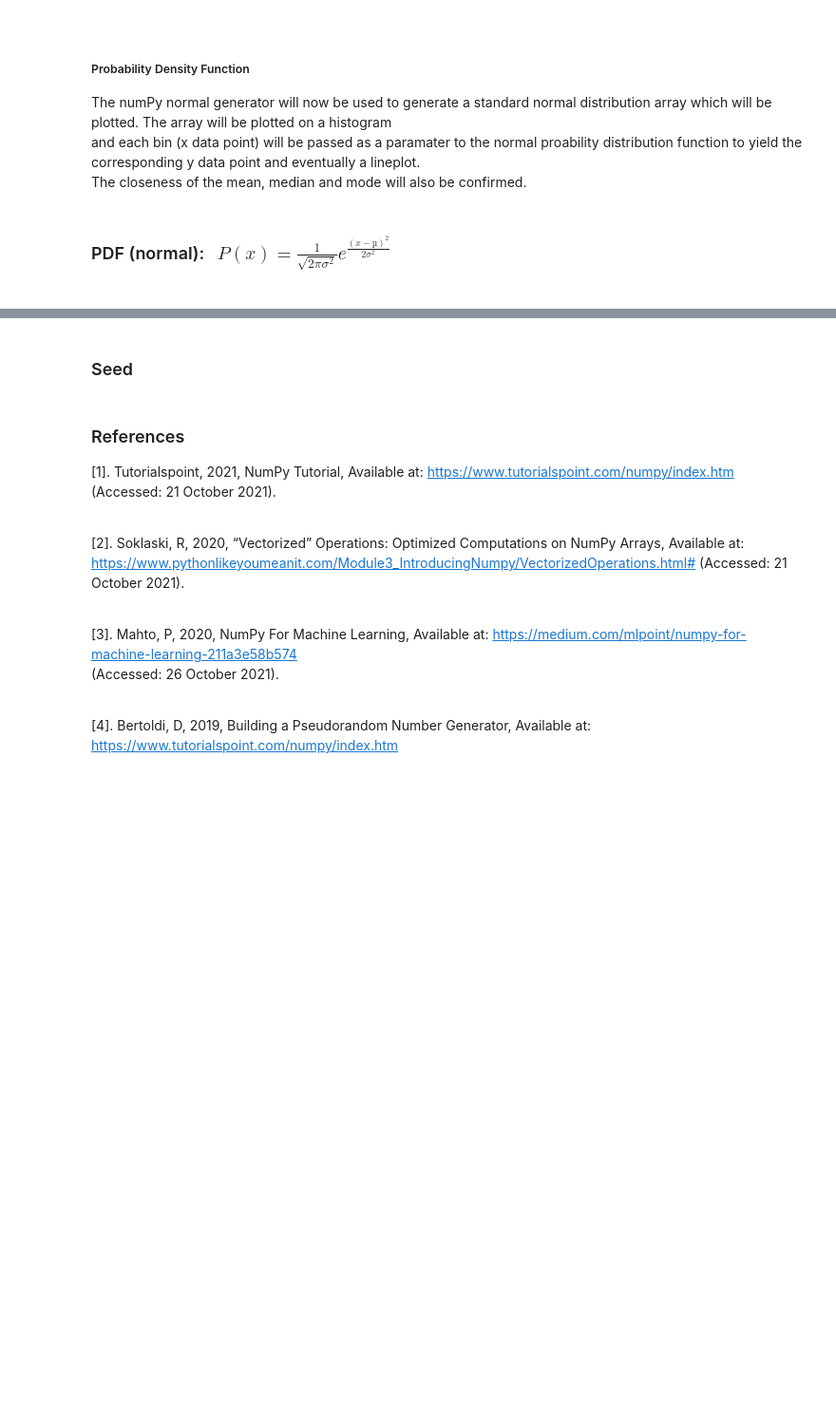
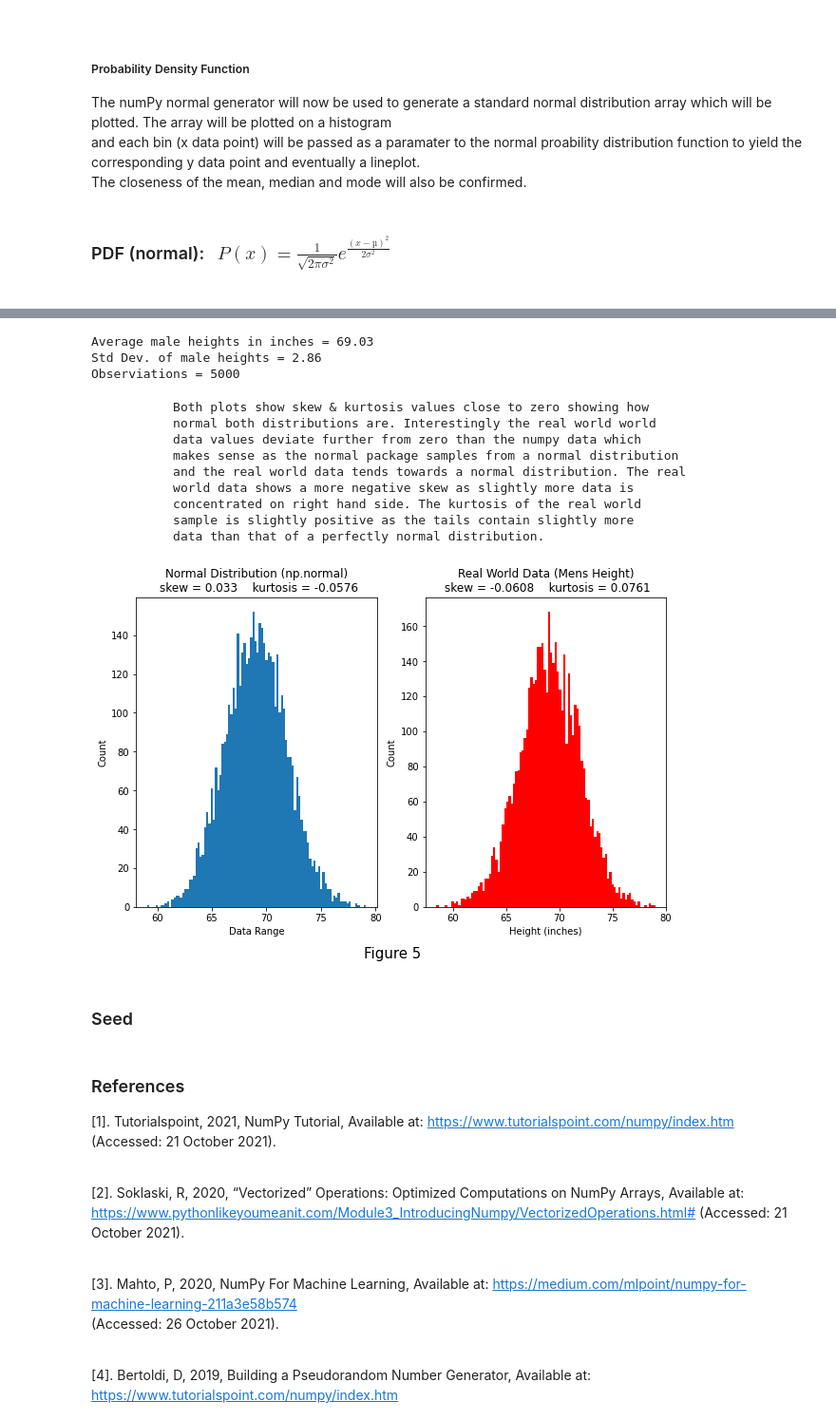
Before and after one commit to CiaranMoran27/numpy.random, a Jupyter notebook: numpy-random.ipynb, the cells around one changed output, grey strips where cells are left out. Shown at 95% size. Cells and saved outputs as stored; diff of their text form; code cells hidden in the pictures; blank space fills up the shorter version.

Commit message:
Normal Dist Section updated: Modelling real world data added

```diff
--- a/numpy-random.ipynb
+++ b/numpy-random.ipynb
@@ -368,3 +378,76 @@ print('\n{}This plot shows that the data generated by the np.normal distribution
+# %%
+
+# read in mens height data to numpy array
+# url reference to zip file: https://www.kaggle.com/mustafaali96/weight-height/download
+
+read_path = r'numpy_data_sets\weight-height.csv'             # define read path for real world data
+df = pd.read_csv(read_path)                                  # read in csv file
+df = df.loc[df.loc[:, 'Gender'] == 'Male']                   # filter gender by male
+male_heights = df['Height']                                  # isolate height column
+male_height_mean = np.mean(male_heights)                  # calc mean for normal plot
+male_height_std_dev = np.std(male_heights)                # calc std dev for normal plot
+
+print('Average male heights in inches = {}'.format(round(male_height_mean, 2)))
+print('Std Dev. of male heights = {}'.format(round(male_height_std_dev, 2)))
+print('Observiations = {}'.format(len(male_heights)))
+# %% [output]
+Average male heights in inches = 69.03
+Std Dev. of male heights = 2.86
+Observiations = 5000
+# %%
+
+# Draw random samples from a normal (Gaussian) distribution passing the mean
+# and std dev. from the real world dataset along with the same number of records
+normal_array = np.random.normal(male_height_mean, male_height_std_dev, 5000)
+# %%
+## convert normal array to pandas series
+normal_series = pd.Series(normal_array)
+
+# calc skew & kurtosis for numpy and real world array
+normal_skew = round(normal_series.skew(), 4)
+normal_kurtosis = round(normal_series.kurtosis(), 4)
+male_heights_skew = round(male_heights.skew(), 4)
+male_heights_kurtosis = round(male_heights.kurtosis(), 4)
+
+# make 1x2 subplot to compare histograms of np.normal vs real world data
+Fig, (ax1, ax2) = plt.subplots(1, 2, sharex = False, sharey = False, figsize = (10, 6))
+plt.figtext(0.5, 0, 'Figure 5', wrap = True, horizontalalignment = 'center', fontsize = 15);
+
+ax1.hist(normal_array, bins = 100, linewidth = 2.0, density = False)
+ax2.hist(male_heights, bins = 100, linewidth = 2.0, density = False,  color = "red")
+
+ax1.set_xlabel('Data Range')
+ax1.set_ylabel('Count')
+ax1.set_title('Normal Distribution (np.normal)\n skew = {}    kurtosis = {}'
+              .format(normal_skew, normal_kurtosis))
+
+ax2.set_xlabel('Height (inches)')
+ax2.set_ylabel('Count')
+ax2.set_title('Real World Data (Mens Height)\n skew = {}    kurtosis = {}'
+              .format(male_heights_skew, male_heights_kurtosis))
+
+# description for plot
+string_spacer = [' ' * 11 for i in range(9)]
+print('\n{}Both plots show skew & kurtosis values close to zero showing how\n\
+{}normal both distributions are. Interestingly the real world world\n\
+{}data values deviate further from zero than the numpy data which \n\
+{}makes sense as the normal package samples from a normal distribution\n\
+{}and the real world data tends towards a normal distribution. The real\n\
+{}world data shows a more negative skew as slightly more data is\n\
+{}concentrated on right hand side. The kurtosis of the real world\n\
+{}sample is slightly positive as the tails contain slightly more\n\
+{}data than that of a perfectly normal distribution.\n'.format(*string_spacer))
+# %% [output]
+           Both plots show skew & kurtosis values close to zero showing how
+           normal both distributions are. Interestingly the real world world
+           data values deviate further from zero than the numpy data which
+           makes sense as the normal package samples from a normal distribution
+           and the real world data tends towards a normal distribution. The real
+           world data shows a more negative skew as slightly more data is
+           concentrated on right hand side. The kurtosis of the real world
+           sample is slightly positive as the tails contain slightly more
+           data than that of a perfectly normal distribution.
+[figure, added]
 # %% [markdown]
 ### Seed
 # %% [markdown]
```
Also changed, not shown: parts of 8 cells of this notebook, 1 other file.
